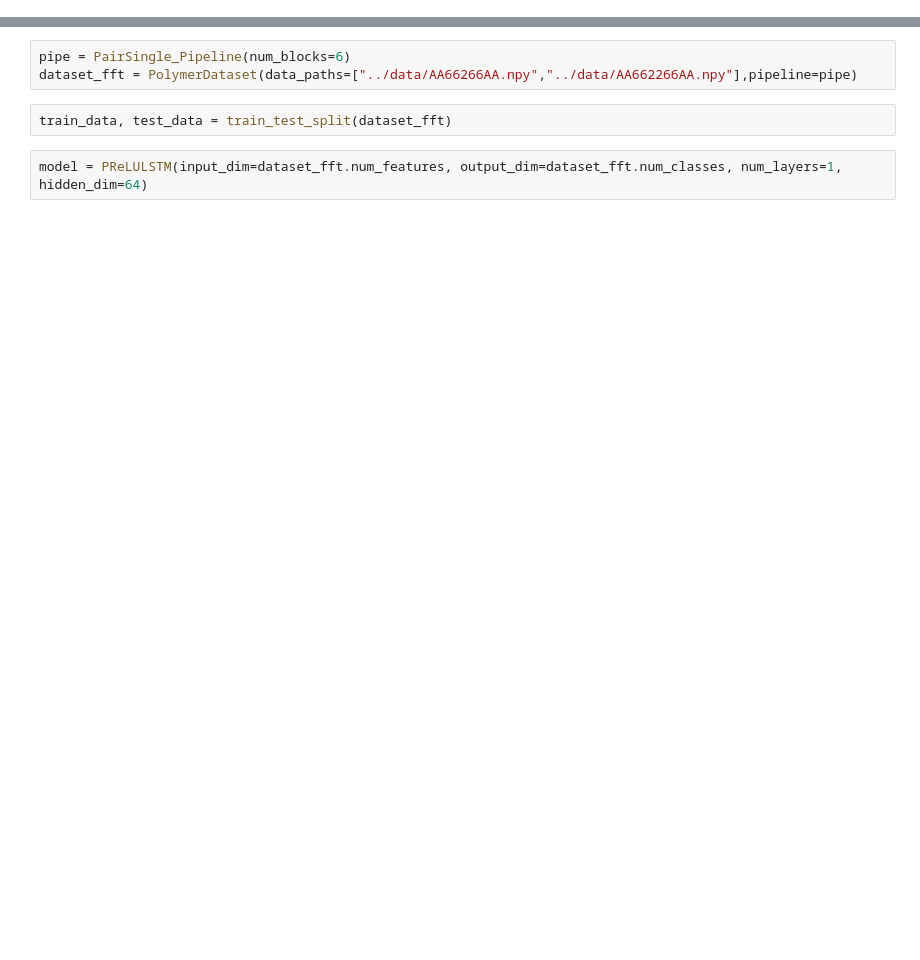
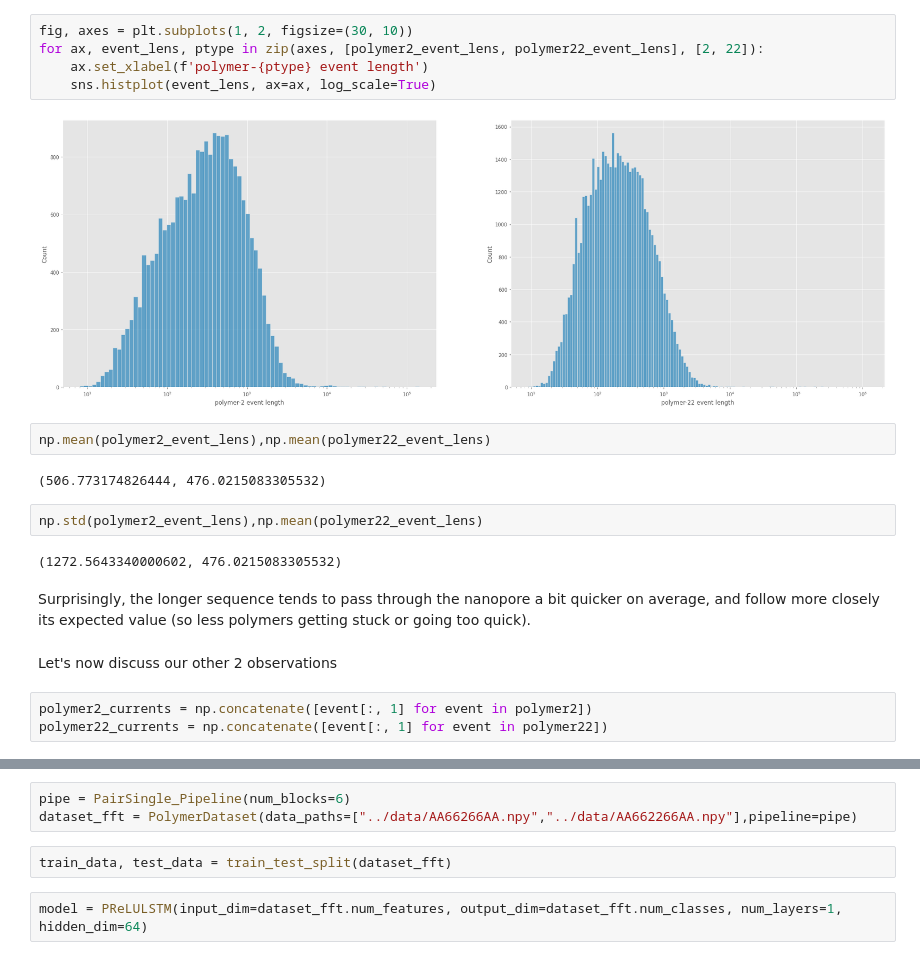
Before and after one commit to HaroldBenoit/ml4science-polymers, a Jupyter notebook: sequence_classification/polymer_2_22.ipynb, the cells around one changed output, grey strips where cells are left out. Saved outputs shown, nothing was run; the diff lists cells and outputs as text; blank space fills up the shorter version.

```diff
--- a/sequence_classification/polymer_2_22.ipynb
+++ b/sequence_classification/polymer_2_22.ipynb
@@ -34,0 +67,22 @@ The autoreload extension is already loaded. To reload it, use:
+# %%
+fig, axes = plt.subplots(1, 2, figsize=(30, 10))
+for ax, event_lens, ptype in zip(axes, [polymer2_event_lens, polymer22_event_lens], [2, 22]):
+    ax.set_xlabel(f'polymer-{ptype} event length')
+    sns.histplot(event_lens, ax=ax, log_scale=True)
+# %% [output]
+[figure, added]
+# %%
+np.mean(polymer2_event_lens),np.mean(polymer22_event_lens)
+# %% [output]
+(506.773174826444, 476.0215083305532)
+# %%
+np.std(polymer2_event_lens),np.mean(polymer22_event_lens)
+# %% [output]
+(1272.5643340000602, 476.0215083305532)
+# %% [markdown]
+Surprisingly, the longer sequence tends to pass through the nanopore a bit quicker on average, and follow more closely its expected value (so less polymers getting stuck or going too quick).
+# %% [markdown]
+Let's now discuss our other 2 observations
+# %%
+polymer2_currents = np.concatenate([event[:, 1] for event in polymer2])
+polymer22_currents = np.concatenate([event[:, 1] for event in polymer22])
```
Also changed, not shown: parts of 49 cells of this notebook.
